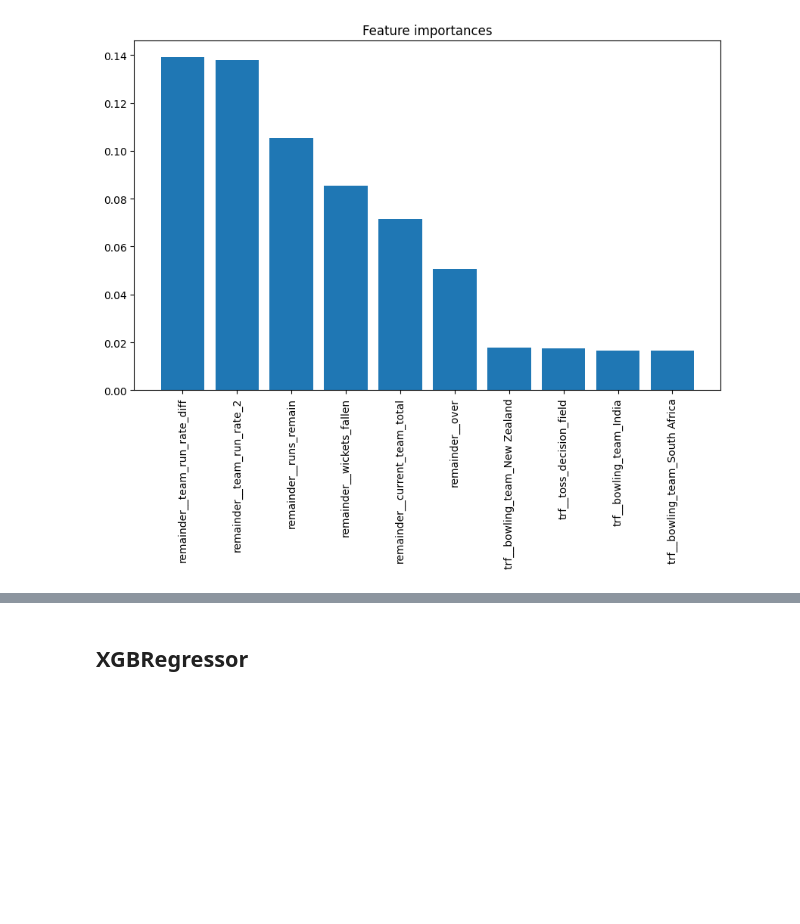
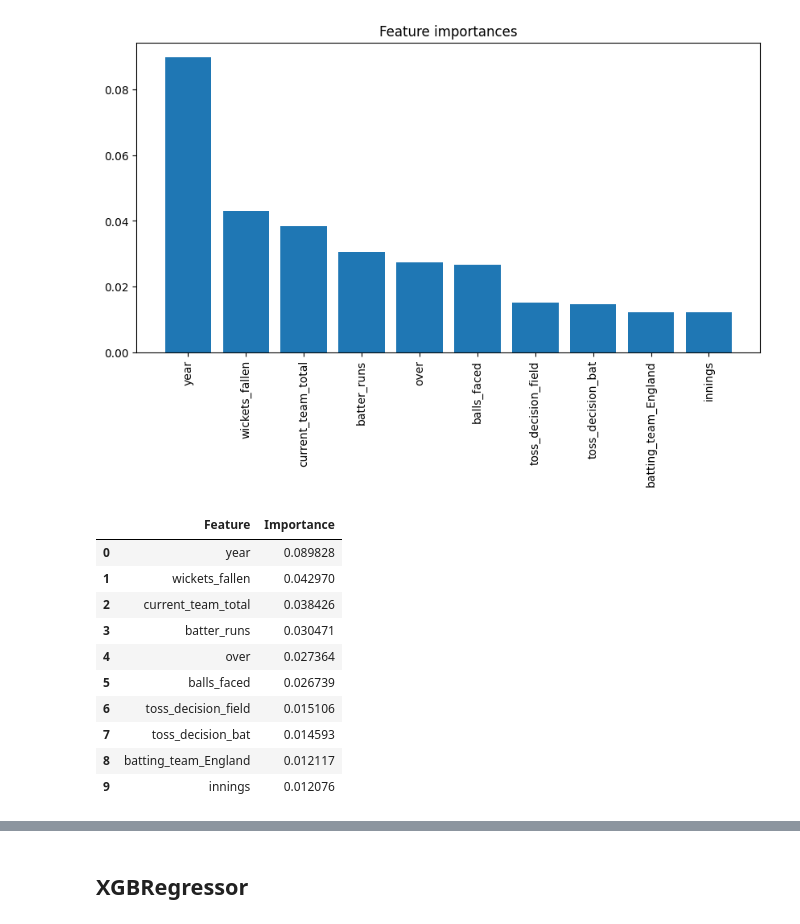
Before and after one commit to 19Kaumini/e19-co544-cricket-analytics-and-prediction, a Jupyter notebook: EDA/Score_predictor.ipynb, the cells around one changed output, grey strips where cells are left out. Saved outputs shown, nothing was run; the diff lists cells and outputs as text; code cells hidden in the pictures; blank space fills up the shorter version.

```diff
--- a/EDA/Score_predictor.ipynb
+++ b/EDA/Score_predictor.ipynb
@@ -6,4 +9,5 @@ import numpy as np
 from sklearn.model_selection import train_test_split
 from sklearn.metrics import accuracy_score
 
-df = pd.read_csv('2nd_inning_data.csv')
+df = pd.read_csv('../Data/selected_data/processed_data.csv')
+df.head(5)
@@ -20,11 +32,10 @@ trf = ColumnTransformer([
 ,remainder='passthrough')
 # %%
 from sklearn.metrics import log_loss
-# Split the data into X and y
-X = df.drop('winning_team', axis=1)
-X = X.drop('Index', axis=1)
-X = X.drop('venue', axis=1)
-X = X.drop('final_team_total', axis=1)
+
+# Drop batter,bowler,non_striker,runs_by_bat,extra_runs,runs_remain,extra_type,wicket_type,player_out,month,match_id,non_striker_type,replacements
+x = df.drop(['batter','bowler','non_striker','runs_by_bat','extra_runs','runs_remain','extra_type','wicket_type','player_out','month','match_id','non_striker_type','replacements','winning_team','final_team_total','won'], axis=1)
+X = pd.get_dummies(x, columns=['toss_decision','toss_winner','batting_team','bowling_team','venue','batter_type','bowler_type'])
 y = df['final_team_total']
 
 # Split the data into training and testing sets
@@ -56,17 +115,13 @@ memory usage: 4.4+ MB
 from sklearn.ensemble import RandomForestClassifier
 
 
-pipe = Pipeline([
-    ('trf', trf),
-    ('scaler', StandardScaler()),
-    ('clf', RandomForestClassifier(random_state=42))
-])
+rf_classifier = RandomForestClassifier(n_estimators=100, random_state=42)
 
 # Fit the model
-pipe.fit(X_train, y_train)
+rf_classifier.fit(X_train, y_train)
 
 # Predict the labels
-y_pred_test = pipe.predict(X_test)
+y_pred_test =  rf_classifier.predict(X_test)
 
 
 # Calculate the accuracy
@@ -74,7 +129,7 @@ accuracy = accuracy_score(y_test, y_pred_test)
 print(f'The accuracy of the model is: {accuracy:.2f}')
 
 # predict the final score for test data
-y_pred = pipe.predict(X_test)
+y_pred =  rf_classifier.predict(X_test)
 
 # Create a DataFrame with the results
 results = pd.DataFrame({
@@ -83,7 +138,7 @@ results = pd.DataFrame({
 })
 
 
-results.head(50)
+results.head(10)
 # %% [output]
 The accuracy of the model is: 0.98
 |  | Actual | Predicted |
@@ -106,18 +155,37 @@ The accuracy of the model is: 0.98
 # %%
 import matplotlib.pyplot as plt
 import numpy as np
 
 # plot a graph to show the feature importance
 # only pick the top 10 features
 
-importances = pipe.named_steps['clf'].feature_importances_
-features = pipe.named_steps['trf'].get_feature_names_out()
+importances = rf_classifier.feature_importances_
 indices = np.argsort(importances)[::-1]
+features = X.columns
 
-plt.figure(figsize=(10, 6))
+plt.figure(figsize=(10, 5))
 plt.title("Feature importances")
 plt.bar(range(10), importances[indices[:10]])
-plt.xticks(range(10), features[indices[:10]], rotation=90)
+plt.xticks(range(10), [features[i] for i in indices[:10]], rotation=90)
 plt.show()
+
+# Create a DataFrame with the important features
+important_features = pd.DataFrame({
+    'Feature': features[indices],
+    'Importance': importances[indices]
+})
+
+important_features.head(10)
 # %% [output]
-[figure, old version]
+[figure, new version]
+|  | Feature | Importance |
+| 0 | year | 0.089828 |
+| 1 | wickets_fallen | 0.042970 |
+| 2 | current_team_total | 0.038426 |
+| 3 | batter_runs | 0.030471 |
+| 4 | over | 0.027364 |
+| 5 | balls_faced | 0.026739 |
+| 6 | toss_decision_field | 0.015106 |
+| 7 | toss_decision_bat | 0.014593 |
+| 8 | batting_team_England | 0.012117 |
+| 9 | innings | 0.012076 |
```
Also changed, not shown: parts of 24 cells of this notebook.
